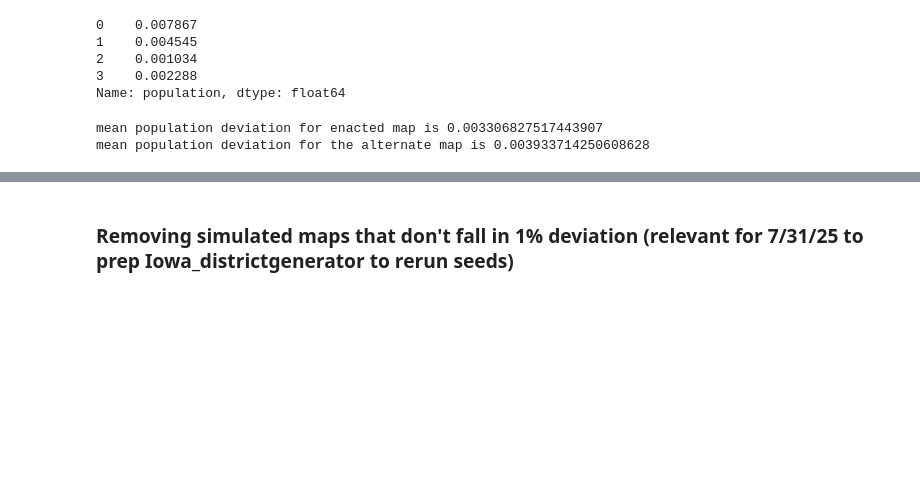
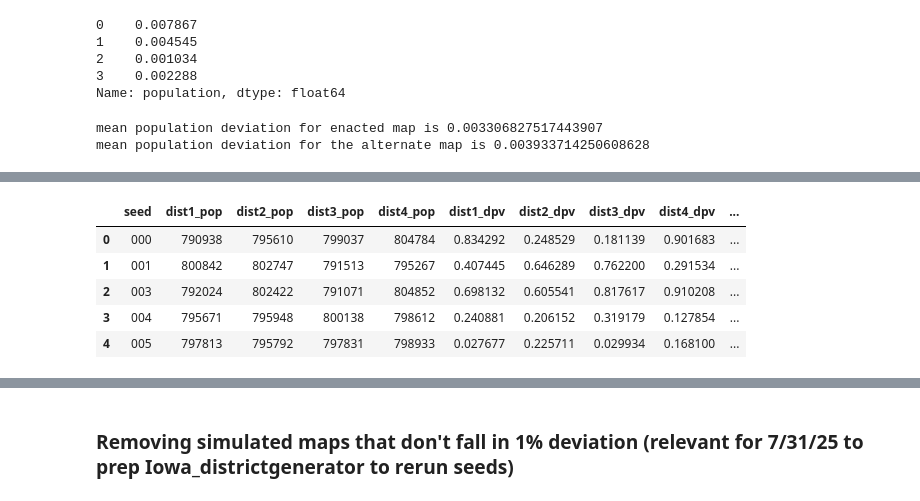
Before and after one commit to stefaniegwangphd/ia-redistricting, a Jupyter notebook: simulation_map_analysis.ipynb, the cells around one changed output, grey strips where cells are left out. Drawn from its saved outputs; the diff is of its cells as text; code cells hidden in the pictures; blank space fills up the shorter version.

```diff
--- a/simulation_map_analysis.ipynb
+++ b/simulation_map_analysis.ipynb
@@ -390,0 +423,10 @@ mean population deviation for the alternate map is 0.003933714250608628
+# %%
+simulated_map_pops['abs_mean_dev']=simulated_map_pops.iloc[:, 5:9].mean(axis=1)
+simulated_map_pops.head()
+# %% [output]
+|  | seed | dist1_pop | dist2_pop | dist3_pop | dist4_pop | dist1_dpv | dist2_dpv | dist3_dpv | dist4_dpv | ... |
+| 0 | 000 | 790938 | 795610 | 799037 | 804784 | 0.834292 | 0.248529 | 0.181139 | 0.901683 | ... |
+| 1 | 001 | 800842 | 802747 | 791513 | 795267 | 0.407445 | 0.646289 | 0.762200 | 0.291534 | ... |
+| 2 | 003 | 792024 | 802422 | 791071 | 804852 | 0.698132 | 0.605541 | 0.817617 | 0.910208 | ... |
+| 3 | 004 | 795671 | 795948 | 800138 | 798612 | 0.240881 | 0.206152 | 0.319179 | 0.127854 | ... |
+| 4 | 005 | 797813 | 795792 | 797831 | 798933 | 0.027677 | 0.225711 | 0.029934 | 0.168100 | ... |
```
Also changed, not shown: parts of 5 cells of this notebook, 1 other file.
